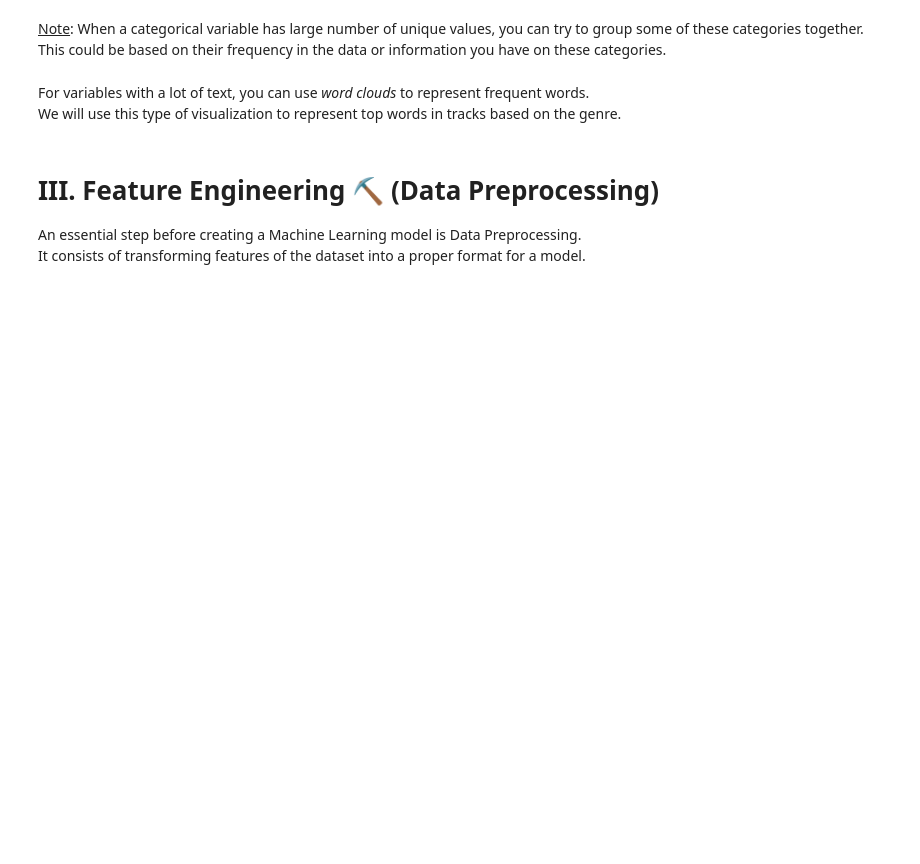
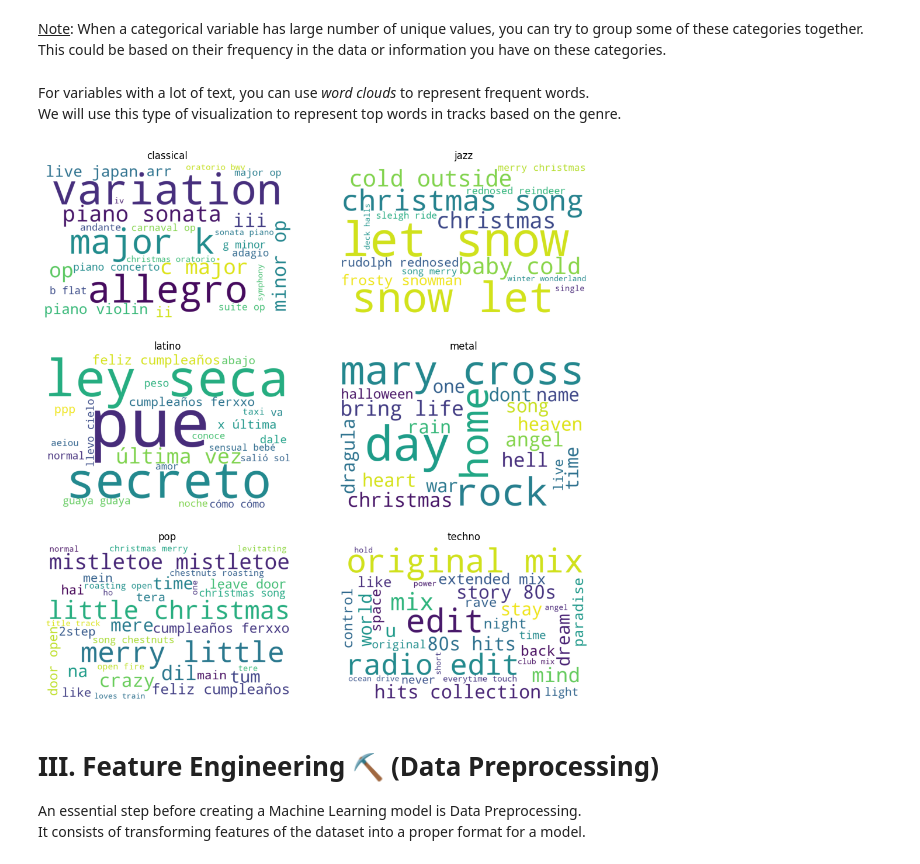
Before and after one commit to waddason/Hickathon5, a Jupyter notebook: courses/Feature_Engineering/Course1_FeatureEngineering_Hi5.ipynb, the cells around one changed output. Cells and saved outputs as stored; diff of their text form; code cells hidden in the pictures; blank space fills up the shorter version.

```diff
--- a/courses/Feature_Engineering/Course1_FeatureEngineering_Hi5.ipynb
+++ b/courses/Feature_Engineering/Course1_FeatureEngineering_Hi5.ipynb
@@ -208,6 +261,6 @@ In this course we won't cover NLP specific preprocessing techniques such as toke
 pattern = r'[\[\]()\-:;",/\.\.\.‘\'’?!“&]'
 # %%
 # Run this cell if you are working on Google colab or any other IDE
-# import nltk
-# nltk.download('stopwords')
-# stopwords = nltk.corpus.stopwords.words(fileids=('english', 'spanish'))
+import nltk
+nltk.download('stopwords')
+stopwords = nltk.corpus.stopwords.words(fileids=('english', 'spanish'))
@@ -214,7 +271,7 @@ pattern = r'[\[\]()\-:;",/\.\.\.‘\'’?!“&]'
 # %%
 # Run this cell if you are working with JupyterLite
-with open("stopwords.txt", "r", encoding="utf-8") as text:
-    stopwords = text.readlines()
+# with open("stopwords.txt", "r", encoding="utf-8") as text:
+#     stopwords = text.readlines()
 # %%
 # Add more words to stopwords
 stopwords = [word.replace("\n","") for word in stopwords]
@@ -455,22 +546,24 @@ for genre in dataset["track_genre"].unique():
   dict_track_genre[genre] = " ".join(list_tracks)
 # %%
 # Run this cell if you are working on Google colab or any other IDE
-# from wordcloud import WordCloud
+from wordcloud import WordCloud
 
-# top_words_track = []
-# f, axes = plt.subplots(3,2,figsize=(12, 12))
-# axes = axes.flatten()
+top_words_track = []
+f, axes = plt.subplots(3,2,figsize=(12, 12))
+axes = axes.flatten()
 
-# for genre,ax in zip(dataset["track_genre"].unique(),axes):
-#   wordcloud = WordCloud(width = 800, height = 500,
-#                         background_color ='white',
-#                         stopwords = stopwords,
-#                         min_font_size = 25).generate(dict_track_genre[genre])
+for genre,ax in zip(dataset["track_genre"].unique(),axes):
+  wordcloud = WordCloud(width = 800, height = 500,
+                        background_color ='white',
+                        stopwords = stopwords,
+                        min_font_size = 25).generate(dict_track_genre[genre])
 
-#   top_words_track.append(list(wordcloud.words_.keys())[0])
+  top_words_track.append(list(wordcloud.words_.keys())[0])
 
-#   ax.imshow(wordcloud)
-#   ax.set_title(genre)
-#   ax.axis("off")
+  ax.imshow(wordcloud)
+  ax.set_title(genre)
+  ax.axis("off")
+# %% [output]
+[figure, added]
 # %%
 # Run this cell if you are working on JupyterLite.
```
Also changed, not shown: parts of 25 cells of this notebook.
